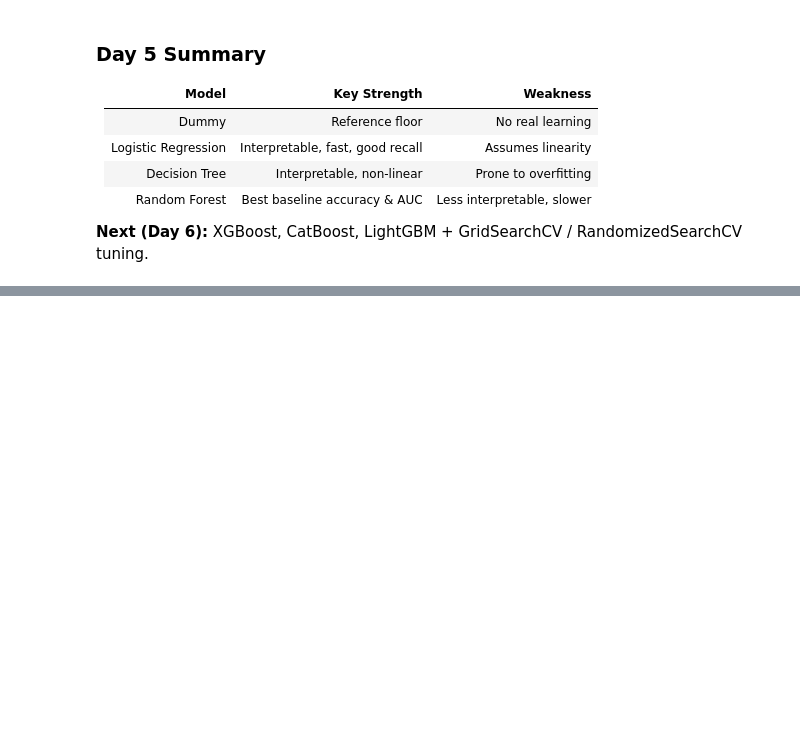
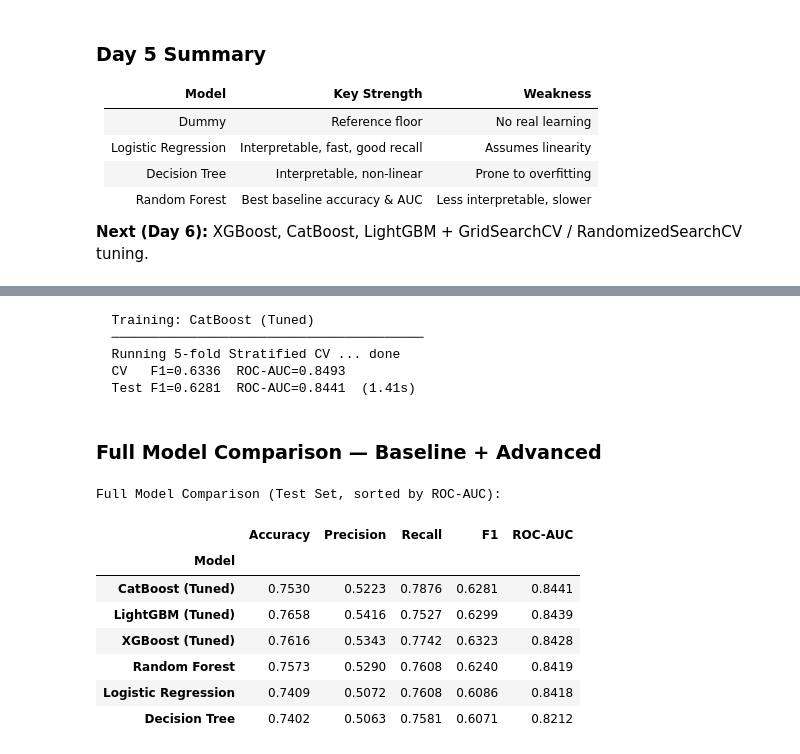
Before and after one commit to Spandana-hub/Customer_churn_prediction, a Jupyter notebook: notebooks/customer_churn_analysis.ipynb, the cells around one changed output, grey strips where cells are left out. Drawn from its saved outputs; the diff is of its cells as text; code cells hidden in the pictures; blank space fills up the shorter version.

```diff
--- a/notebooks/customer_churn_analysis.ipynb
+++ b/notebooks/customer_churn_analysis.ipynb
@@ -1273,0 +1475,56 @@ Saved: models/*.pkl, reports/baseline_results.csv, reports/baseline_results.md
+# %%
+cat_result = train_model(
+    cat_search.best_estimator_,
+    X_train, y_train, X_test, y_test,
+    model_name='CatBoost (Tuned)', cv=5
+)
+# %% [output]
+  Training: CatBoost (Tuned)
+  ────────────────────────────────────────
+  Running 5-fold Stratified CV ... done
+  CV   F1=0.6336  ROC-AUC=0.8493
+  Test F1=0.6281  ROC-AUC=0.8441  (1.41s)
+# %% [markdown]
+### Full Model Comparison — Baseline + Advanced
+# %%
+# Reload baseline models for comparison
+import joblib
+from src.train import get_test_metrics
+
+baseline_models = {
+    'Logistic Regression': joblib.load(MODELS_DIR / 'logistic_regression.pkl'),
+    'Decision Tree'      : joblib.load(MODELS_DIR / 'decision_tree.pkl'),
+    'Random Forest'      : joblib.load(MODELS_DIR / 'random_forest.pkl'),
+}
+baseline_results = [
+    {'name': name, 'model': m,
+     'test_metrics': get_test_metrics(m, X_test, y_test),
+     'train_time': '-'}
+    for name, m in baseline_models.items()
+]
+
+all_results = baseline_results + [xgb_result, lgb_result, cat_result]
+
+# Build comparison table
+rows = []
+for r in all_results:
+    row = {'Model': r['name']}
+    row.update(r['test_metrics'])
+    rows.append(row)
+all_df = pd.DataFrame(rows).set_index('Model').sort_values('ROC-AUC', ascending=False)
+
+print('Full Model Comparison (Test Set, sorted by ROC-AUC):')
+display(all_df.style.highlight_max(
+    subset=['Accuracy','Precision','Recall','F1','ROC-AUC'],
+    color='#c8e6c9'
+).format(precision=4))
+# %% [output]
+Full Model Comparison (Test Set, sorted by ROC-AUC):
+|  | Accuracy | Precision | Recall | F1 | ROC-AUC |
+| Model |  |  |  |  |  |
+| CatBoost (Tuned) | 0.7530 | 0.5223 | 0.7876 | 0.6281 | 0.8441 |
+| LightGBM (Tuned) | 0.7658 | 0.5416 | 0.7527 | 0.6299 | 0.8439 |
+| XGBoost (Tuned) | 0.7616 | 0.5343 | 0.7742 | 0.6323 | 0.8428 |
+| Random Forest | 0.7573 | 0.5290 | 0.7608 | 0.6240 | 0.8419 |
+| Logistic Regression | 0.7409 | 0.5072 | 0.7608 | 0.6086 | 0.8418 |
+| Decision Tree | 0.7402 | 0.5063 | 0.7581 | 0.6071 | 0.8212 |
```
Also changed, not shown: parts of 20 cells of this notebook, 7 other files.
